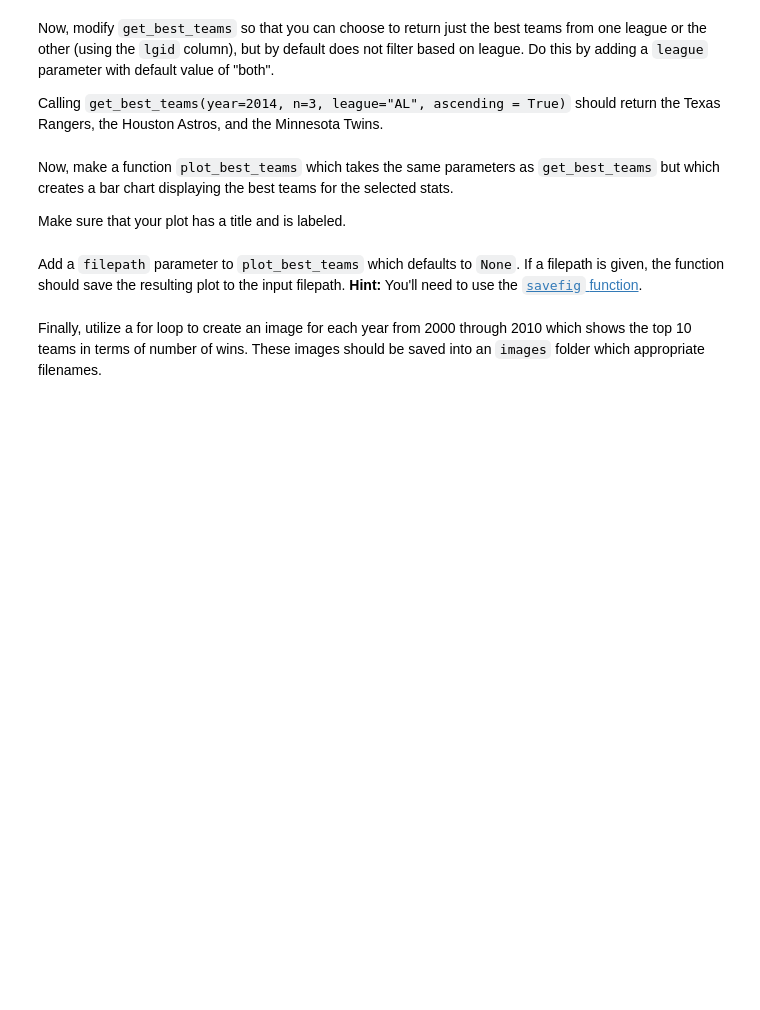
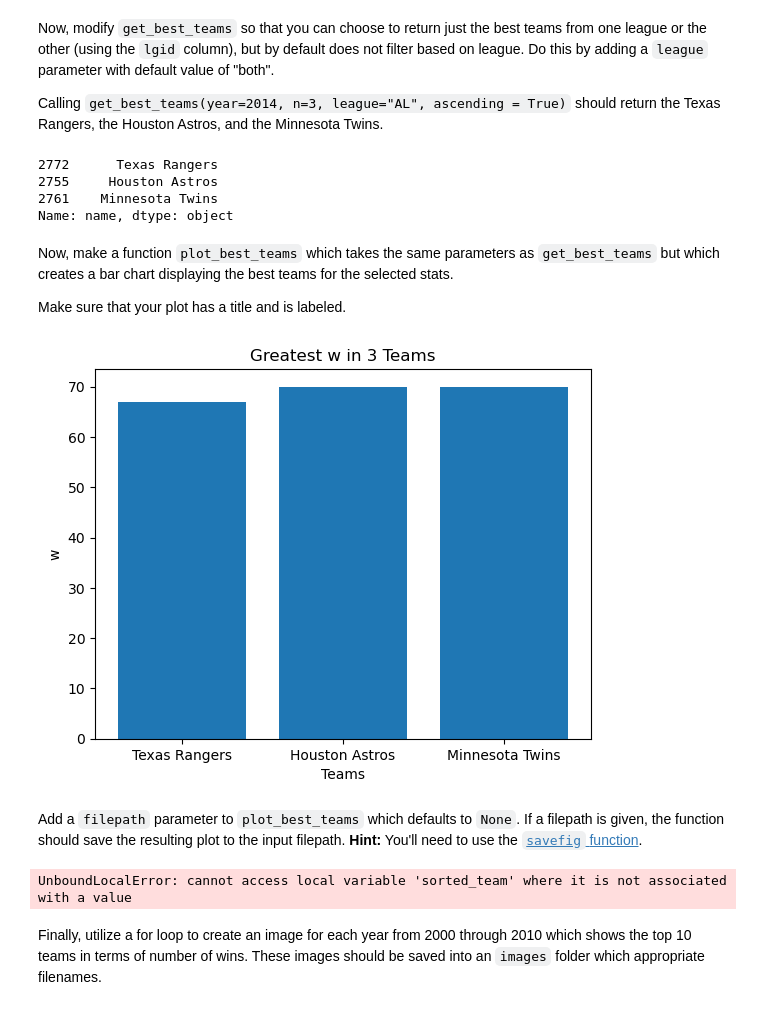
Before and after one commit to NSS-Data-Analytics-Cohort-10/loops-and-functions-Daniel-Hoover, a Jupyter notebook: notebooks/Loops_and_Functions_Practice_DA10.ipynb, the cells around one changed output. Cells and saved outputs as stored; diff of their text form; code cells hidden in the pictures; blank space fills up the shorter version.

Commit message:
working on filepath

```diff
--- a/notebooks/Loops_and_Functions_Practice_DA10.ipynb
+++ b/notebooks/Loops_and_Functions_Practice_DA10.ipynb
@@ -304,9 +316,33 @@ Calling `get_best_teams(year=2014, n=3, league="AL", ascending = True)` should r
+# %%
+get_best_teams(2014, n=3, league='AL', ascending=True)
+# %% [output]
+2772      Texas Rangers
+2755     Houston Astros
+2761    Minnesota Twins
+Name: name, dtype: object
 # %% [markdown]
 Now, make a function `plot_best_teams` which takes the same parameters as `get_best_teams` but which creates a bar chart displaying the best teams for the selected stats.
 
 Make sure that your plot has a title and is labeled.
 # %%
 # Your Code Here
+def plot_best_teams(x,n=5,stat='w', league='both', ascending=False):
+    if league=='both':
+        filter_teams = teams[teams['yearid']==x]
+        #filter_teams.sort_values(stat, ascending=ascending).head(n)
+    else:
+        filter_teams = teams[(teams['yearid']==x) & (teams['lgid']== league)]
+
+        sorted_team= filter_teams.sort_values(stat, ascending=ascending).head(n)
+
+    plt.bar(sorted_team['name'], sorted_team[stat])
+    plt.title(f'Greatest {stat} in {n} Teams')
+    plt.xlabel('Teams')
+    plt.ylabel(stat)
+# %%
+plot_best_teams(2014, n=3, ascending=True ,league='AL')
+# %% [output]
+[figure, added]
 # %% [markdown]
 Add a `filepath` parameter to `plot_best_teams` which defaults to `None`. If a filepath is given, the function should save the resulting plot to the input filepath. **Hint:** You'll need to use the [`savefig` function](https://matplotlib.org/stable/api/_as_gen/matplotlib.pyplot.savefig.html).
 # %%
@@ -314,3 +364,7 @@ Add a `filepath` parameter to `plot_best_teams` which defaults to `None`. If a f
+# %%
+plot_best_teams(2000, n=10, filepath=r'C:\Users\Thund\NSS_Data_Analytics\Projects\Python\loops-and-functions-Daniel-Hoover\images\graph1')
+# %% [output]
+UnboundLocalError: cannot access local variable 'sorted_team' where it is not associated with a value
 # %% [markdown]
 Finally, utilize a for loop to create an image for each year from 2000 through 2010 which shows the top 10 teams in terms of number of wins. These images should be saved into an `images` folder which appropriate filenames.
 # %%
```
Also changed, not shown: parts of 8 cells of this notebook.
